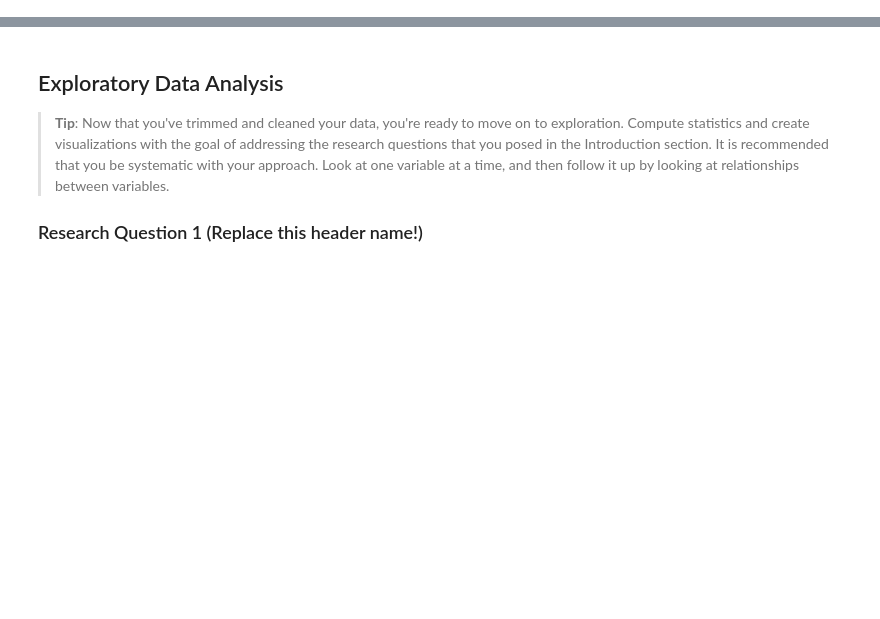
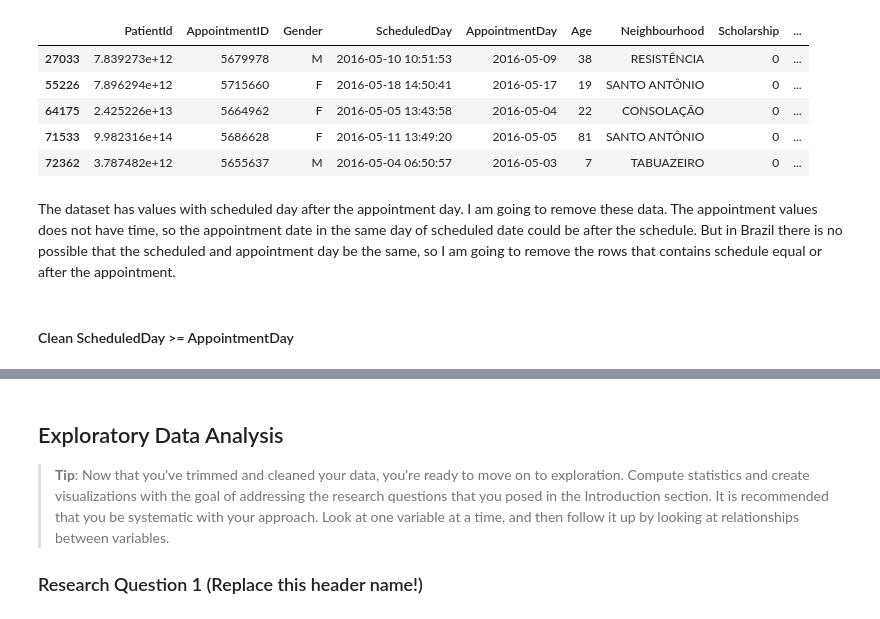
Before and after one commit to alexandregpereira/brasilmigue, a Jupyter notebook: brasil_migue_results.ipynb, the cells around one changed output, grey strips where cells are left out. Cells and saved outputs as stored; diff of their text form; code cells hidden in the pictures; blank space fills up the shorter version.

```diff
--- a/brasil_migue_results.ipynb
+++ b/brasil_migue_results.ipynb
@@ -47,0 +208,19 @@ ModuleNotFoundError: No module named 'matplotlib.plot'
+# %%
+different_day_array = []
+for index, row in df.query('ScheduledDay > AppointmentDay').iterrows():
+    if row['ScheduledDay'].day != row['AppointmentDay'].day:
+        different_day_array.append(index)
+# %%
+df.loc[different_day_array].head()
+# %% [output]
+|  | PatientId | AppointmentID | Gender | ScheduledDay | AppointmentDay | Age | Neighbourhood | Scholarship | ... |
+| 27033 | 7.839273e+12 | 5679978 | M | 2016-05-10 10:51:53 | 2016-05-09 | 38 | RESISTÊNCIA | 0 | ... |
+| 55226 | 7.896294e+12 | 5715660 | F | 2016-05-18 14:50:41 | 2016-05-17 | 19 | SANTO ANTÔNIO | 0 | ... |
+| 64175 | 2.425226e+13 | 5664962 | F | 2016-05-05 13:43:58 | 2016-05-04 | 22 | CONSOLAÇÃO | 0 | ... |
+| 71533 | 9.982316e+14 | 5686628 | F | 2016-05-11 13:49:20 | 2016-05-05 | 81 | SANTO ANTÔNIO | 0 | ... |
+| 72362 | 3.787482e+12 | 5655637 | M | 2016-05-04 06:50:57 | 2016-05-03 | 7 | TABUAZEIRO | 0 | ... |
+# %% [markdown]
+The dataset has values with scheduled day after the appointment day. I am going to remove these data.
+The appointment values does not have time, so the appointment date in the same day of scheduled date could be after the schedule. But in Brazil there is no possible that the scheduled and appointment day be the same, so I am going to remove the rows that contains schedule equal or after the appointment.
+# %% [markdown]
+#### Clean ScheduledDay >= AppointmentDay
```
Also changed, not shown: parts of 42 cells of this notebook.
